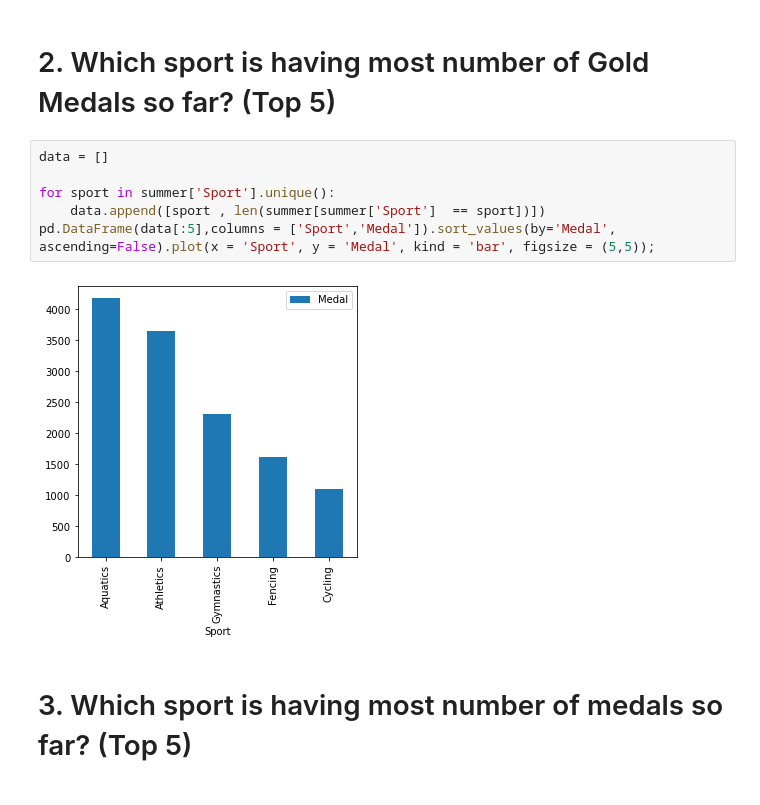
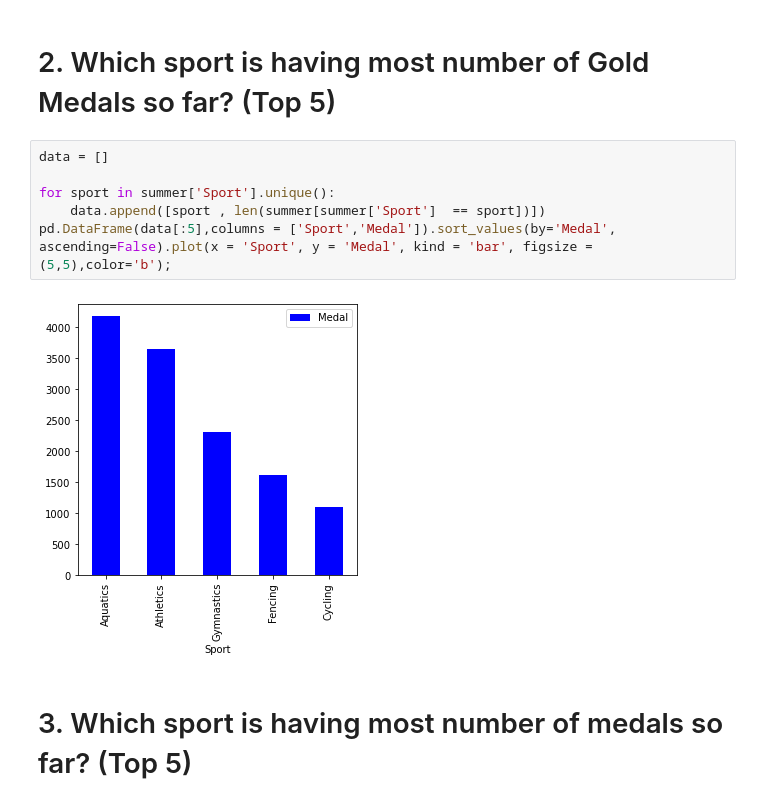
Before and after one commit to darkwolf29801/Skill-india-internship, a Jupyter notebook: Summer Olympics - Balaji E.ipynb, the cells around one changed output. Cells and saved outputs as stored; diff of their text form.

```diff
--- a/Summer Olympics - Balaji E.ipynb
+++ b/Summer Olympics - Balaji E.ipynb
@@ -18,11 +18,11 @@ print(count)
 # %%
 data = []
 
 for sport in summer['Sport'].unique():
     data.append([sport , len(summer[summer['Sport']  == sport])])
-pd.DataFrame(data[:5],columns = ['Sport','Medal']).sort_values(by='Medal', ascending=False).plot(x = 'Sport', y = 'Medal', kind = 'bar', figsize = (5,5));
+pd.DataFrame(data[:5],columns = ['Sport','Medal']).sort_values(by='Medal', ascending=False).plot(x = 'Sport', y = 'Medal', kind = 'bar', figsize = (5,5),color='b');
 # %% [output]
-[figure, old version]
+[figure, new version]
 # %% [markdown]
 # 3. Which sport is having most number of medals so far? (Top 5)
 # %%
```
Also changed, not shown: parts of 10 cells of this notebook, 1 other file.
